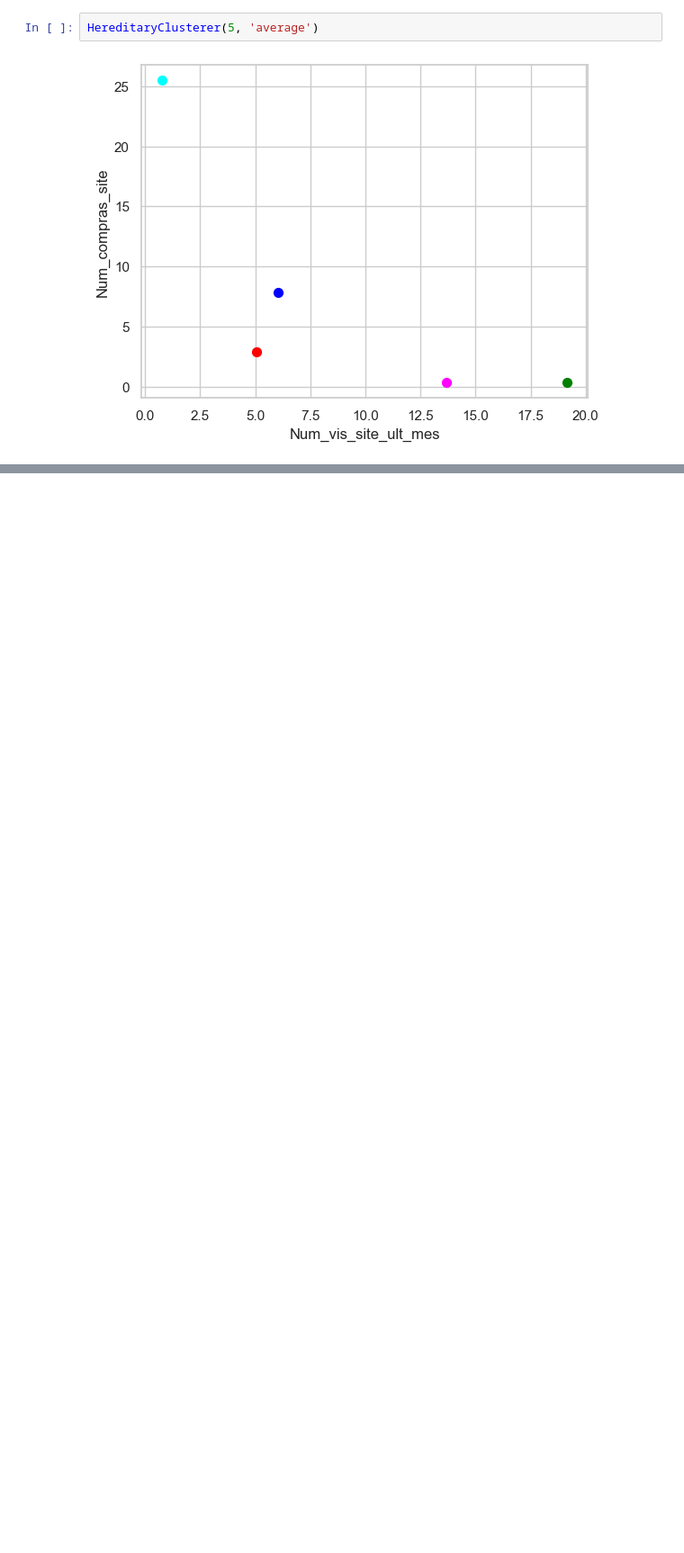
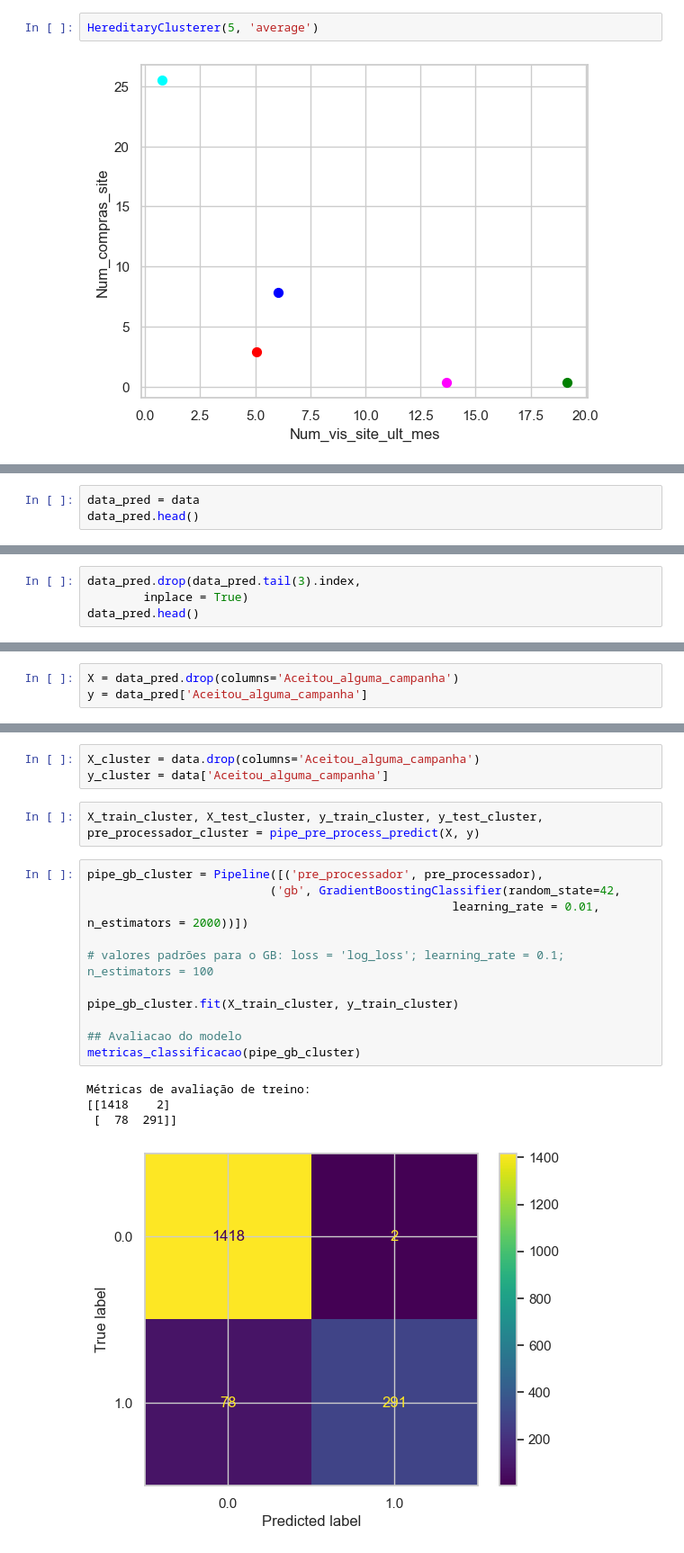
Before and after one commit to gslopes-1996/Campaign-Prediction, a Jupyter notebook: projeto_versao1_suzi_novo.ipynb, the cells around one changed output, grey strips where cells are left out. Shown: that part at 90% size. Saved outputs shown, nothing was run; the diff lists cells and outputs as text; blank space fills up the shorter version.

Commit message:
gradient boosting

```diff
--- a/projeto_versao1_suzi_novo.ipynb
+++ b/projeto_versao1_suzi_novo.ipynb
@@ -876,0 +823,3 @@ weighted avg       1.00      1.00      1.00       448
+# %%
+data_pred = data
+data_pred.head()
@@ -876,0 +833,4 @@ weighted avg       1.00      1.00      1.00       448
+# %%
+data_pred.drop(data_pred.tail(3).index,
+        inplace = True)
+data_pred.head()
@@ -876,0 +844,3 @@ weighted avg       1.00      1.00      1.00       448
+# %%
+X = data_pred.drop(columns='Aceitou_alguma_campanha')
+y = data_pred['Aceitou_alguma_campanha']
@@ -876,0 +909,21 @@ weighted avg       1.00      1.00      1.00       448
+# %%
+X_cluster = data.drop(columns='Aceitou_alguma_campanha')
+y_cluster = data['Aceitou_alguma_campanha']
+# %%
+X_train_cluster, X_test_cluster, y_train_cluster, y_test_cluster, pre_processador_cluster = pipe_pre_process_predict(X, y)
+# %%
+pipe_gb_cluster = Pipeline([('pre_processador', pre_processador),
+                          ('gb', GradientBoostingClassifier(random_state=42,
+                                                    learning_rate = 0.01, n_estimators = 2000))])
+
+# valores padrões para o GB: loss = 'log_loss'; learning_rate = 0.1; n_estimators = 100
+
+pipe_gb_cluster.fit(X_train_cluster, y_train_cluster)
+
+## Avaliacao do modelo
+metricas_classificacao(pipe_gb_cluster)
+# %% [output]
+Métricas de avaliação de treino:
+[[1418    2]
+ [  78  291]]
+[figure, added]
```
Also changed, not shown: parts of 22 cells of this notebook.
